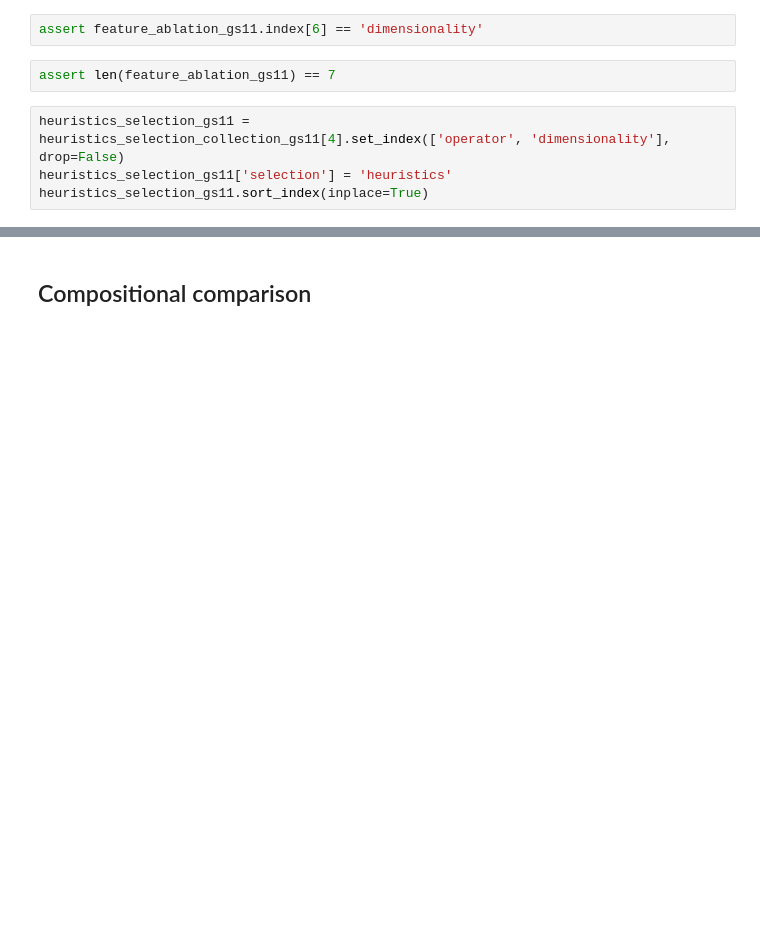
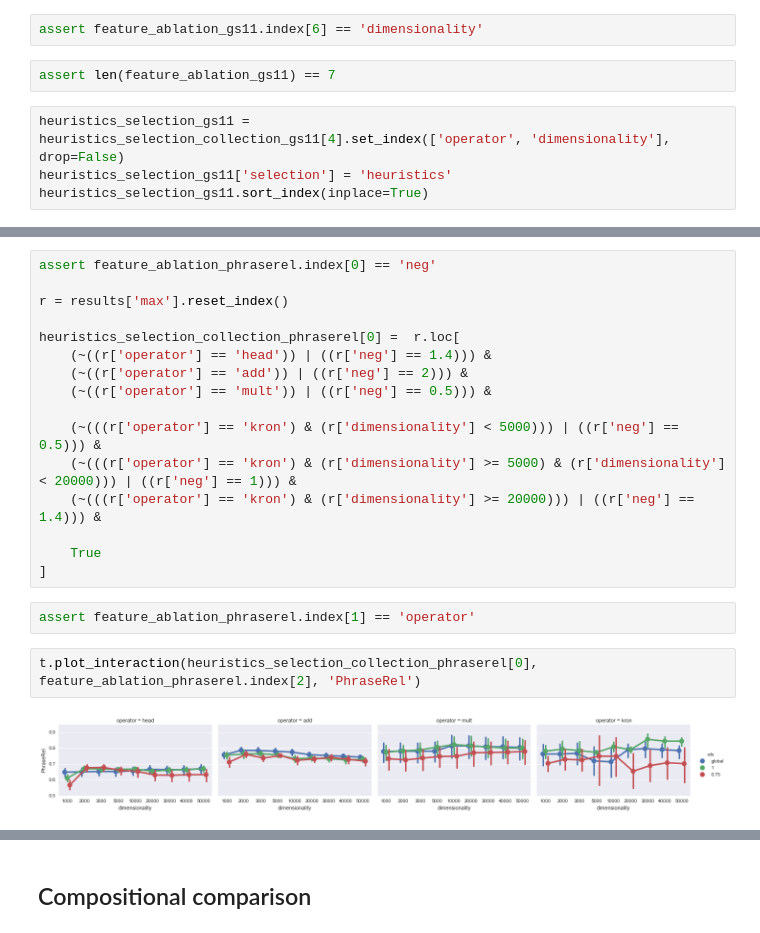
Before and after one commit to dimazest/thesis, a Jupyter notebook: supplement/parameter-selection.ipynb, the cells around one changed output, grey strips where cells are left out. Drawn from its saved outputs; the diff is of its cells as text; blank space fills up the shorter version.

```diff
--- a/supplement/parameter-selection.ipynb
+++ b/supplement/parameter-selection.ipynb
@@ -1201,0 +1208,22 @@ t.plot_selection(
+# %%
+assert feature_ablation_phraserel.index[0] == 'neg'
+
+r = results['max'].reset_index()
+
+heuristics_selection_collection_phraserel[0] =  r.loc[
+    (~((r['operator'] == 'head')) | ((r['neg'] == 1.4))) &
+    (~((r['operator'] == 'add')) | ((r['neg'] == 2))) &
+    (~((r['operator'] == 'mult')) | ((r['neg'] == 0.5))) &
+
+    (~(((r['operator'] == 'kron') & (r['dimensionality'] < 5000))) | ((r['neg'] == 0.5))) &
+    (~(((r['operator'] == 'kron') & (r['dimensionality'] >= 5000) & (r['dimensionality'] < 20000))) | ((r['neg'] == 1))) &
+    (~(((r['operator'] == 'kron') & (r['dimensionality'] >= 20000))) | ((r['neg'] == 1.4))) &
+
+    True
+]
+# %%
+assert feature_ablation_phraserel.index[1] == 'operator'
+# %%
+t.plot_interaction(heuristics_selection_collection_phraserel[0], feature_ablation_phraserel.index[2], 'PhraseRel')
+# %% [output]
+[figure, added]
```
Also changed, not shown: parts of 36 cells of this notebook, 6 other files.
